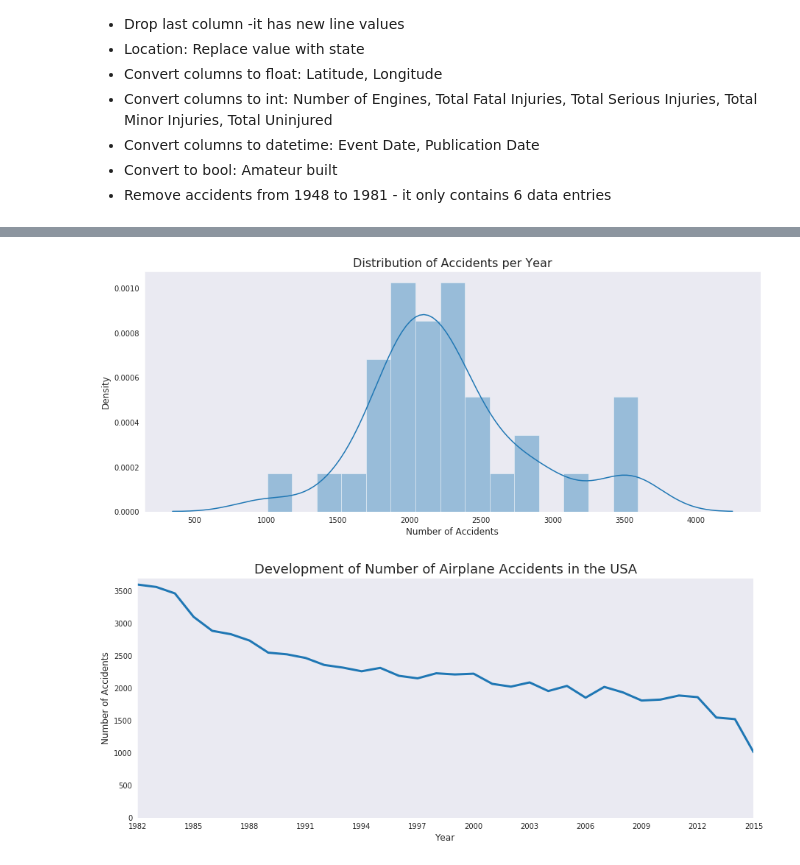
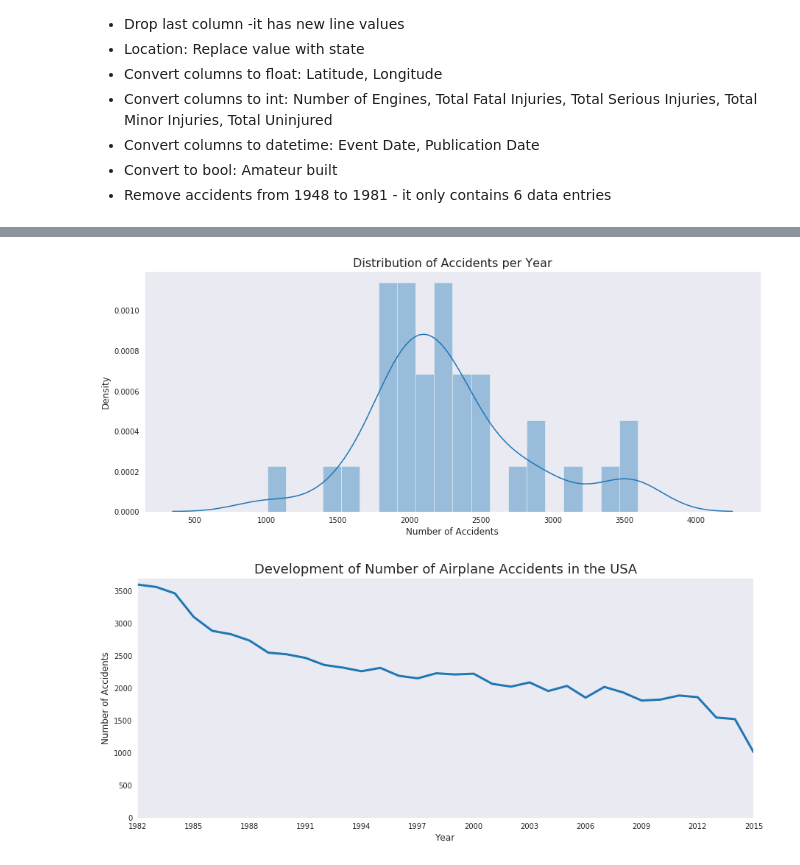
Before and after one commit to asisloustau/creations, a Jupyter notebook: investigating_airplane_accidents/aviation_analysis.ipynb, the cells around one changed output, grey strips where cells are left out. Cells and saved outputs as stored; diff of their text form; code cells hidden in the pictures.

```diff
--- a/investigating_airplane_accidents/aviation_analysis.ipynb
+++ b/investigating_airplane_accidents/aviation_analysis.ipynb
@@ -94,6 +115,8 @@ for col in columns_to_datetime:
 
 map_bool = {'Yes': True, 'No': False}
 aviation_data_trimmed["Amateur Built"] = aviation_data_trimmed["Amateur Built"].map(map_bool)
+
+aviation_data_trimmed["Make"] = aviation_data_trimmed["Make"].apply(lambda x: str(x).capitalize()) # Capitalize make names
 # %%
 data_clean = aviation_data_trimmed[aviation_data_trimmed["Event Date"].dt.year > 1981].copy()
 data_clean.head()
@@ -107,12 +130,12 @@ data_clean.head()
 # %%
 fig, ax = plt.subplots(figsize=(15,6))
 accidents_per_year = data_clean["Event Date"].dt.year.value_counts()
-sns.distplot(accidents_per_year,bins=15);
+sns.distplot(accidents_per_year,bins=20);
 plt.xlabel("Number of Accidents",fontsize=12);
 plt.ylabel("Density",fontsize=12);
 plt.title("Distribution of Accidents per Year",fontsize=16);
 # %% [output]
-[figure, old version]
+[figure, new version]
 # %%
 fig, ax = plt.subplots(figsize=(15,6))
 sns.lineplot(x=accidents_per_year.index,
```
Also changed, not shown: parts of 7 cells of this notebook.
